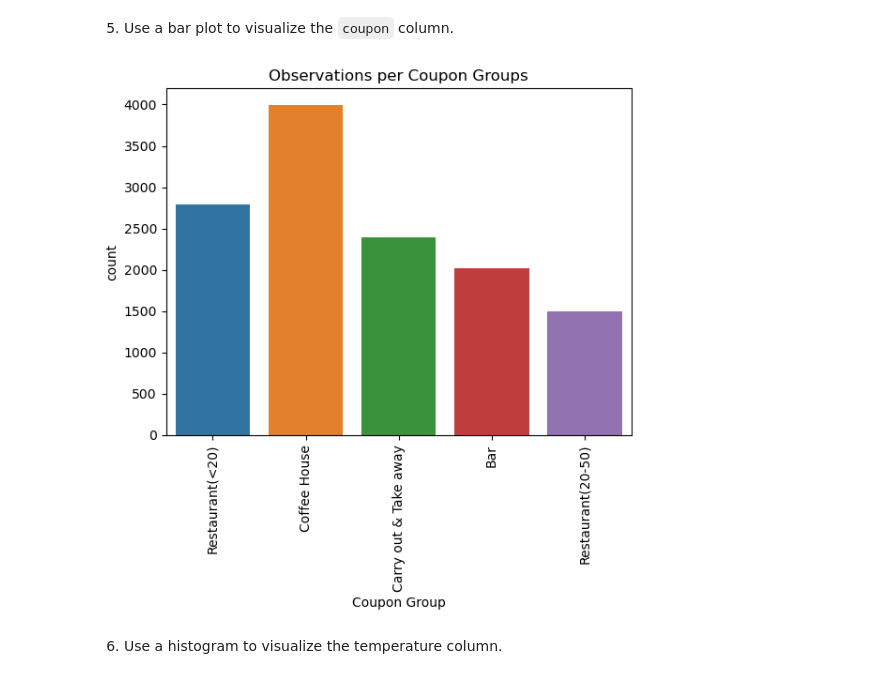
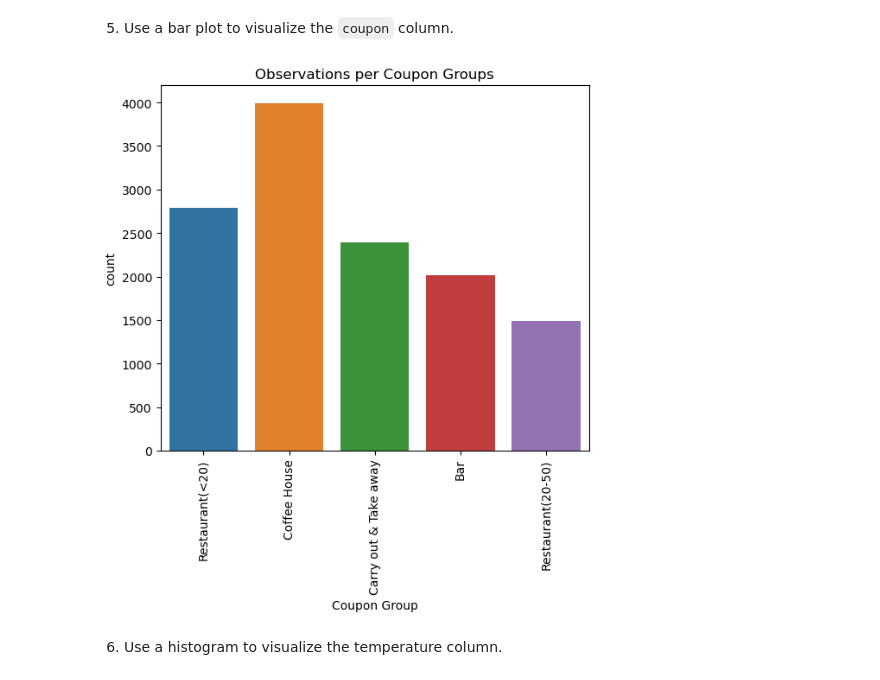
Before and after one commit to DKW2/coupon-acceptance, a Jupyter notebook: CouponAnalysis.ipynb, the cells around one changed output. Cells and saved outputs as stored; diff of their text form; code cells hidden in the pictures.

Commit message:
Fixed formatting of saved images

```diff
--- a/CouponAnalysis.ipynb
+++ b/CouponAnalysis.ipynb
@@ -217,13 +217,14 @@ Proportion of acceptances: 0.5684326710816777
 # %%
 # Use countplot since we're using the count as the y-axis
 sns.countplot( data = df, x = "coupon" )
 plt.xticks( rotation = 90 )
 plt.title( "Observations per Coupon Groups" )
 plt.xlabel( "Coupon Group" )
-plt.savefig( "images/couponGroups.png" )
+plt.savefig( "images/couponGroups.png", bbox_inches="tight" )
+plt.subplots_adjust(bottom=0)
 print()
 # %% [output]
-[figure, old version]
+[figure, new version]
 # %% [markdown]
 6. Use a histogram to visualize the temperature column.
 # %%
```
Also changed, not shown: parts of 6 cells of this notebook, 9 other files.
